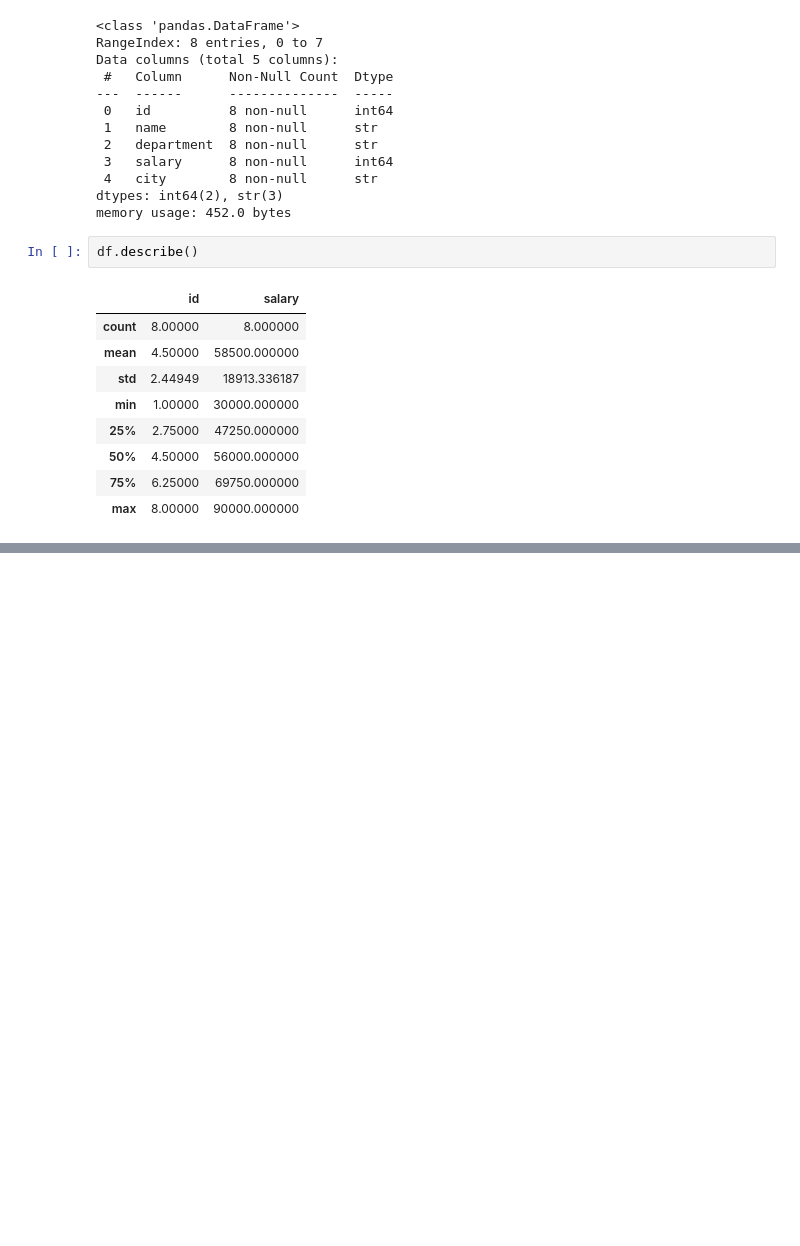
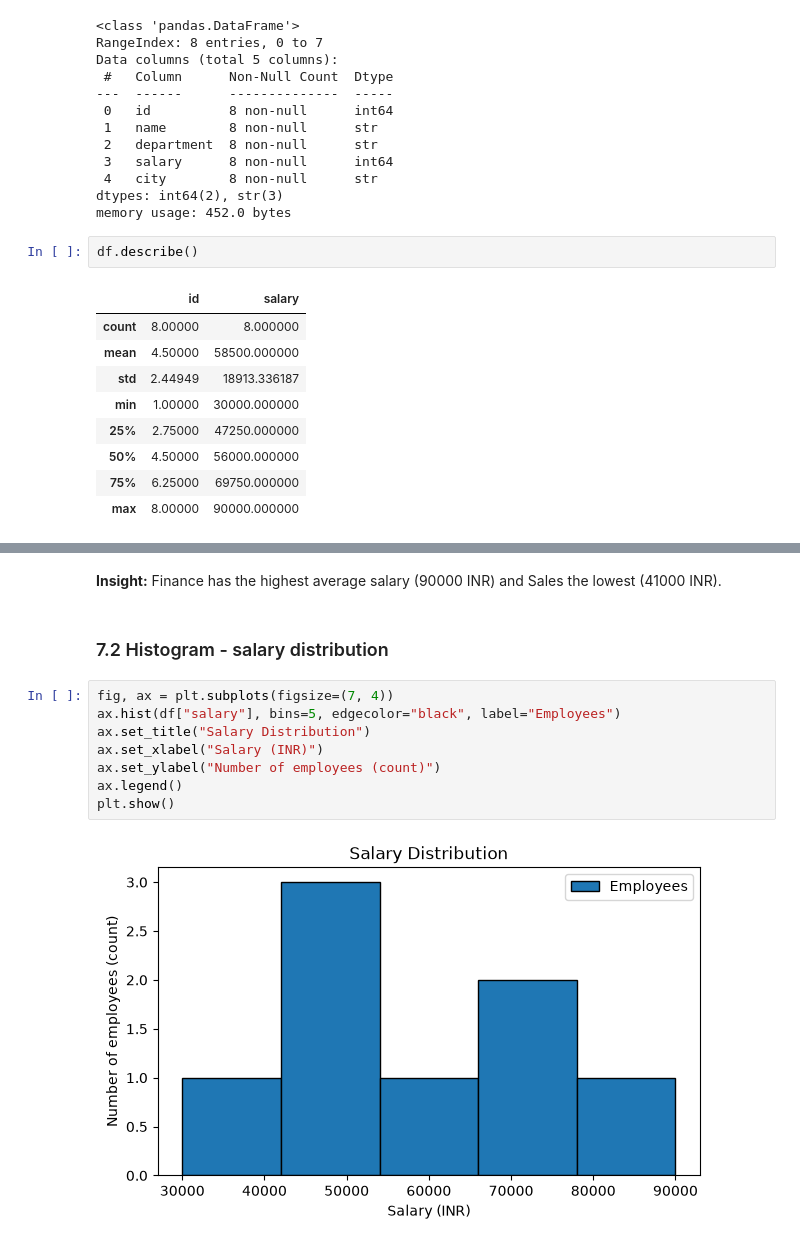
Before and after one commit to pavithranc-cmd/week1-Assessment, a Jupyter notebook: notebooks/analysis.ipynb, the cells around one changed output, grey strips where cells are left out. Cells and saved outputs as stored; diff of their text form; blank space fills up the shorter version.

```diff
--- a/notebooks/analysis.ipynb
+++ b/notebooks/analysis.ipynb
@@ -182,0 +268,14 @@ plt.show()
+# %% [markdown]
+**Insight:** Finance has the highest average salary (90000 INR) and Sales the lowest (41000 INR).
+# %% [markdown]
+### 7.2 Histogram - salary distribution
+# %%
+fig, ax = plt.subplots(figsize=(7, 4))
+ax.hist(df["salary"], bins=5, edgecolor="black", label="Employees")
+ax.set_title("Salary Distribution")
+ax.set_xlabel("Salary (INR)")
+ax.set_ylabel("Number of employees (count)")
+ax.legend()
+plt.show()
+# %% [output]
+[figure, added]
```
Also changed, not shown: parts of 40 cells of this notebook, 1 other file.
